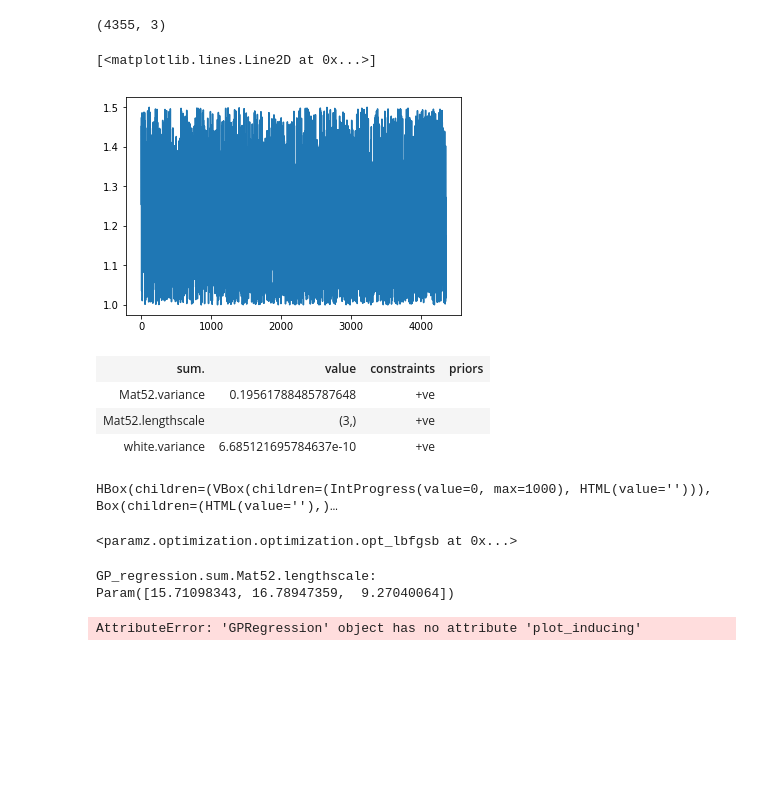
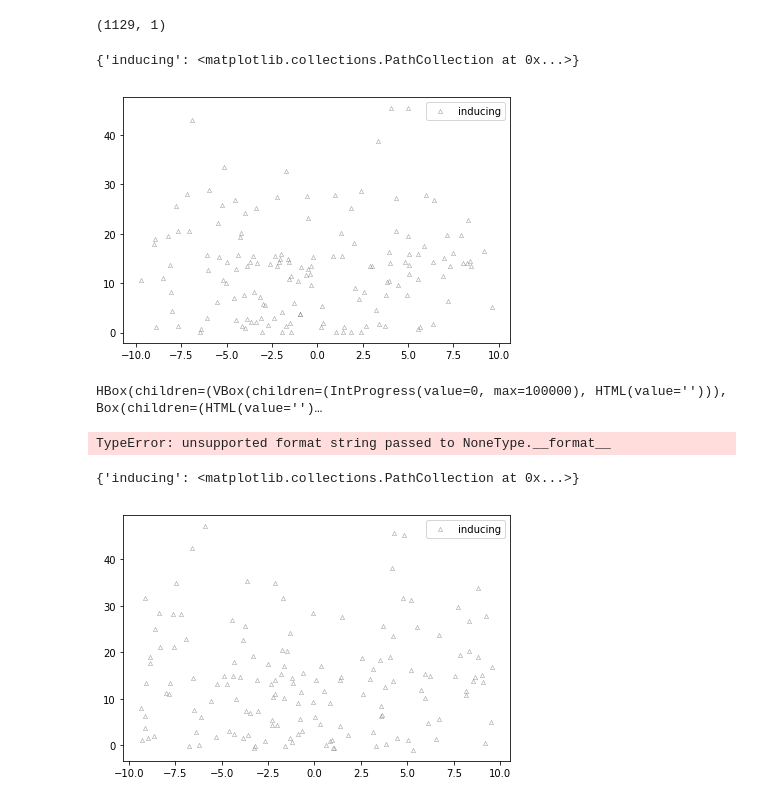
Before and after one commit to adrianlwn/MScProject_OptSensors_GP, a Jupyter notebook: Sensor Optimisation GPy Sparse.ipynb, the cells around one changed output. Drawn from its saved outputs; the diff is of its cells as text; code cells hidden in the pictures; blank space fills up the shorter version.

```diff
--- a/Sensor Optimisation GPy Sparse.ipynb
+++ b/Sensor Optimisation GPy Sparse.ipynb
@@ -32,14 +30,9 @@ I = idx_slice(loc_df, direction='Z', s_min=1, s_max=1.5)
 # Data for the regression
 dim = 3
 t = 100
-X = loc_df.values[I,:dim]
-Y = data_df.values[I,t].reshape(-1,1)
-X.shape
+X = loc_df.values #[I,:dim]
+Y = data_df.values[:,t].reshape(-1,1) # [I,t].reshape(-1,1)
+Y.shape
 # %% [output]
-(4355, 3)
+(1129, 1)
-# %%
-plt.plot(loc_df.values[I,2])
-# %% [output]
-[<matplotlib.lines.Line2D at 0x...>]
-[figure, removed]
 # %%
@@ -51,22 +41,16 @@ m_i = m.copy()
-# %%
-k = m_i.kern
-# %% [output]
-| sum. | value | constraints | priors |
-| Mat52.variance | 0.19561788485787648 | +ve |  |
-| Mat52.lengthscale | (3,) | +ve |  |
-| white.variance | 6.685121695784637e-10 | +ve |  |
+# %%
+model_gp.plot_inducing(visible_dims=[0,2])
+# %% [output]
+{'inducing': <matplotlib.collections.PathCollection at 0x...>}
+[figure, added]
 # %%
-m.optimize(messages=True,max_f_eval = 1000000)
+model_gp.optimize(messages=True,max_iters = 100000)
 # %% [output]
-HBox(children=(VBox(children=(IntProgress(value=0, max=1000), HTML(value=''))), Box(children=(HTML(value=''),)…
+HBox(children=(VBox(children=(IntProgress(value=0, max=100000), HTML(value=''))), Box(children=(HTML(value='')…
-<paramz.optimization.optimization.opt_lbfgsb at 0x...>
+TypeError: unsupported format string passed to NoneType.__format__
-# %%
-m.sum.Mat52.lengthscale
-# %% [output]
-GP_regression.sum.Mat52.lengthscale:
-Param([15.71098343, 16.78947359,  9.27040064])
 # %%
-m.plot_inducing(visible_dims=[0,1],projection='2d')
+model_gp.plot_inducing(visible_dims=[0,2])
 # %% [output]
-AttributeError: 'GPRegression' object has no attribute 'plot_inducing'
+{'inducing': <matplotlib.collections.PathCollection at 0x...>}
+[figure, added]
 # %%
```
Also changed, not shown: parts of 19 cells of this notebook, 3 other files.
